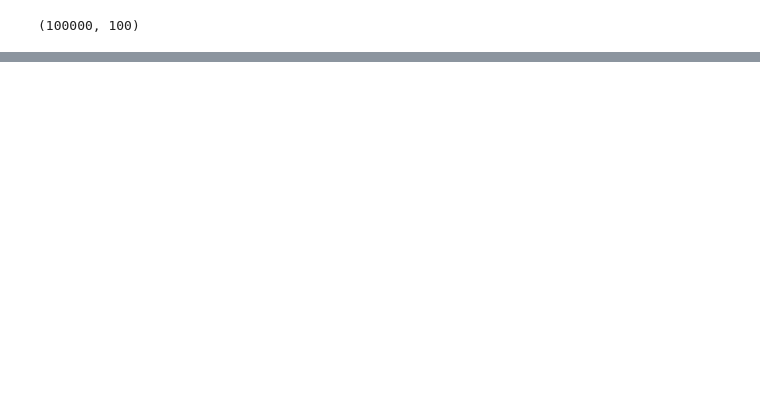
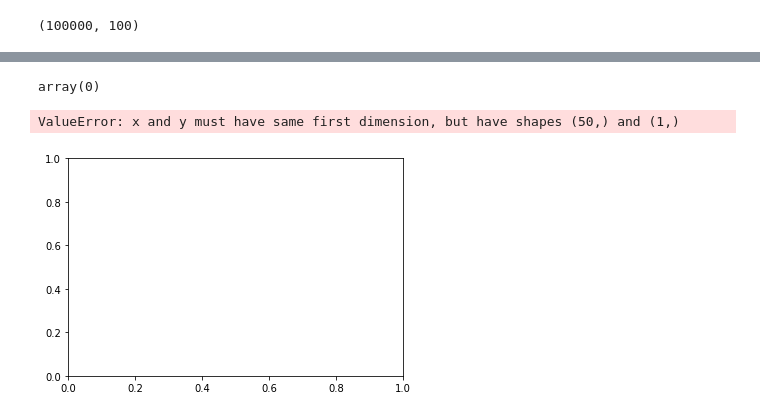
Before and after one commit to Leamelina/Projekt, a Jupyter notebook: Infektionsausbreitung.ipynb, the cells around one changed output, grey strips where cells are left out. Cells and saved outputs as stored; diff of their text form; code cells hidden in the pictures; blank space fills up the shorter version.

```diff
--- a/Infektionsausbreitung.ipynb
+++ b/Infektionsausbreitung.ipynb
@@ -90,0 +91,11 @@ for y in range(t_N-1): #definiere r als Anzahl der Einsen in einer Zeile
+# %%
+np.array(r)
+# %% [output]
+array(0)
+# %%
+t = linspace(0,100000)
+plot(t,r)
+show()
+# %% [output]
+ValueError: x and y must have same first dimension, but have shapes (50,) and (1,)
+[figure, added]
```
Also changed, not shown: parts of 7 cells of this notebook.
